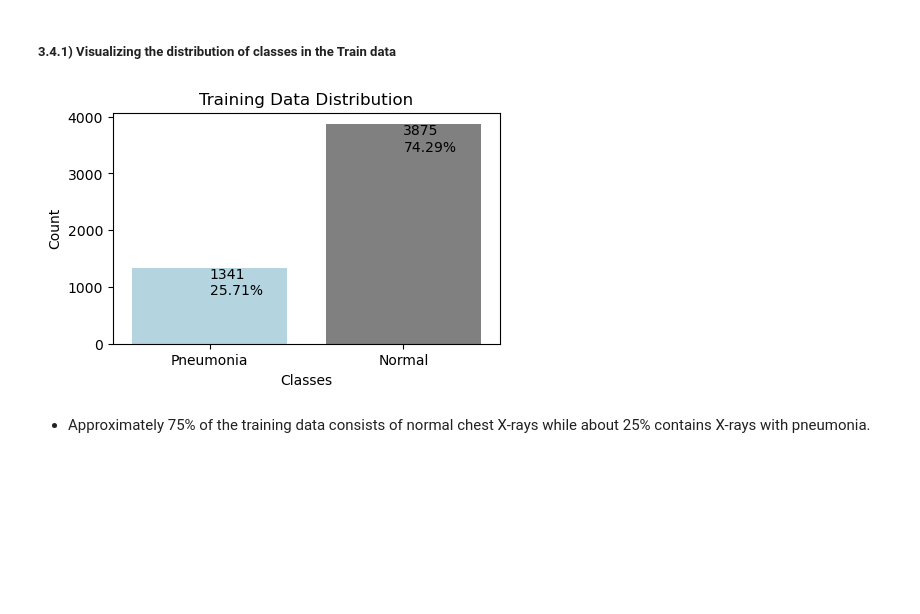
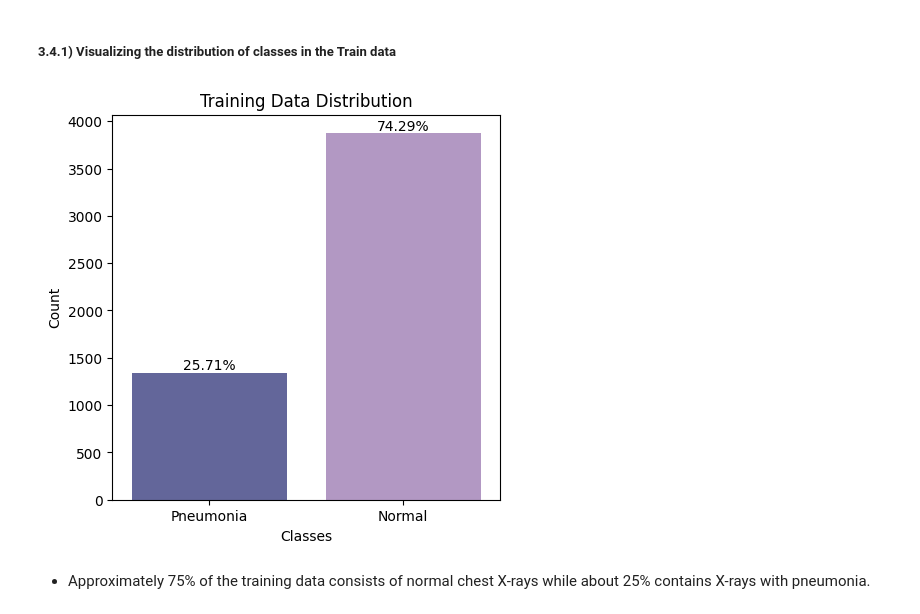
Before and after one commit to Bree-009/Deep-Learning-Analysis-of-X-Ray-Images-for-Pneumonia-Detection, a Jupyter notebook: Image Classification notebook.ipynb, the cells around one changed output. Drawn from its saved outputs; the diff is of its cells as text; code cells hidden in the pictures; blank space fills up the shorter version.

```diff
--- a/Image Classification notebook.ipynb
+++ b/Image Classification notebook.ipynb
@@ -244,6 +252,7 @@ The labels changed to 0 for a normal chest X-Ray and 1 for a chest X-Ray with pn
 # %% [markdown]
 ##### A function to visualize distribution of classes in each category of data.
 # %%
+
 def plot_class_counts(labels, title, bar_colors):
     """
     Visualizes the class distributions.
@@ -261,7 +270,7 @@ def plot_class_counts(labels, title, bar_colors):
     percentages = counts / total_count * 100
 
     # Plot the results
-    plt.figure(figsize=(5, 3))
+    plt.figure(figsize=(5, 5))
     plt.title(title, fontsize=12)
     plt.xlabel("Classes")
     plt.ylabel("Count")
@@ -269,9 +278,9 @@ def plot_class_counts(labels, title, bar_colors):
     # Replace "1" with "Normal" in class_labels list
     class_labels = ['Pneumonia', 'Normal']
 
-    # Add value counts as text on top of each bar
+    # Add percentages as text on top of each bar
     for i in range(len(class_labels)):
-        plt.text(i, counts[i], f"{counts[i]}\n{percentages[i]:.2f}%", ha='left', va='top')
+        plt.text(i, counts[i], f"{percentages[i]:.2f}%", ha='center', va='bottom')
 
     # Plot the bar plot with specified colors
     sns.barplot(x=class_labels, y=counts, palette=bar_colors)
@@ -281,13 +290,13 @@ def plot_class_counts(labels, title, bar_colors):
 ##### 3.4.1) Visualizing the distribution of classes in the Train data
 # %%
 # Define the colors for the bars
-bar_colors = ["lightblue", "grey"]
+bar_colors = ["#5a5ea3", "#b491ca"]
 
 # Training data distribution
 labels = train_generator.classes
 plot_class_counts(labels, 'Training Data Distribution', bar_colors)
 # %% [output]
-[figure, old version]
+[figure, new version]
 # %% [markdown]
 - Approximately 75% of the training data consists of normal chest X-rays while about 25% contains X-rays with pneumonia.
 # %% [markdown]
```
Also changed, not shown: parts of 78 cells of this notebook, 1 other file.
